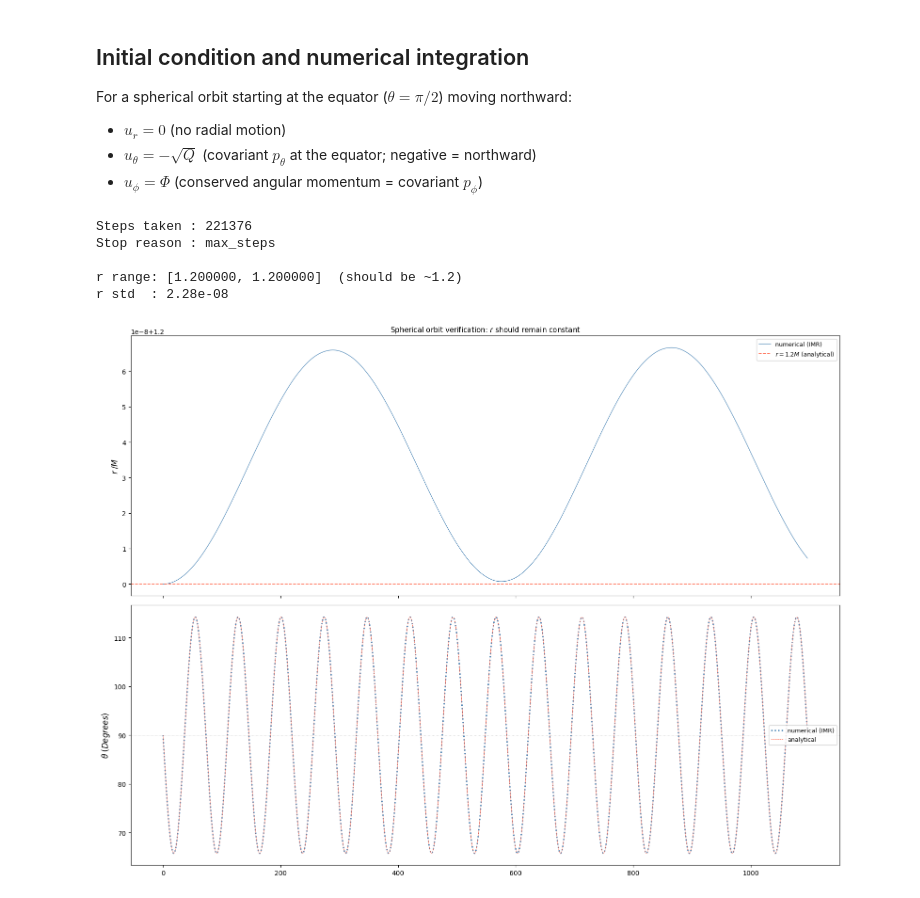
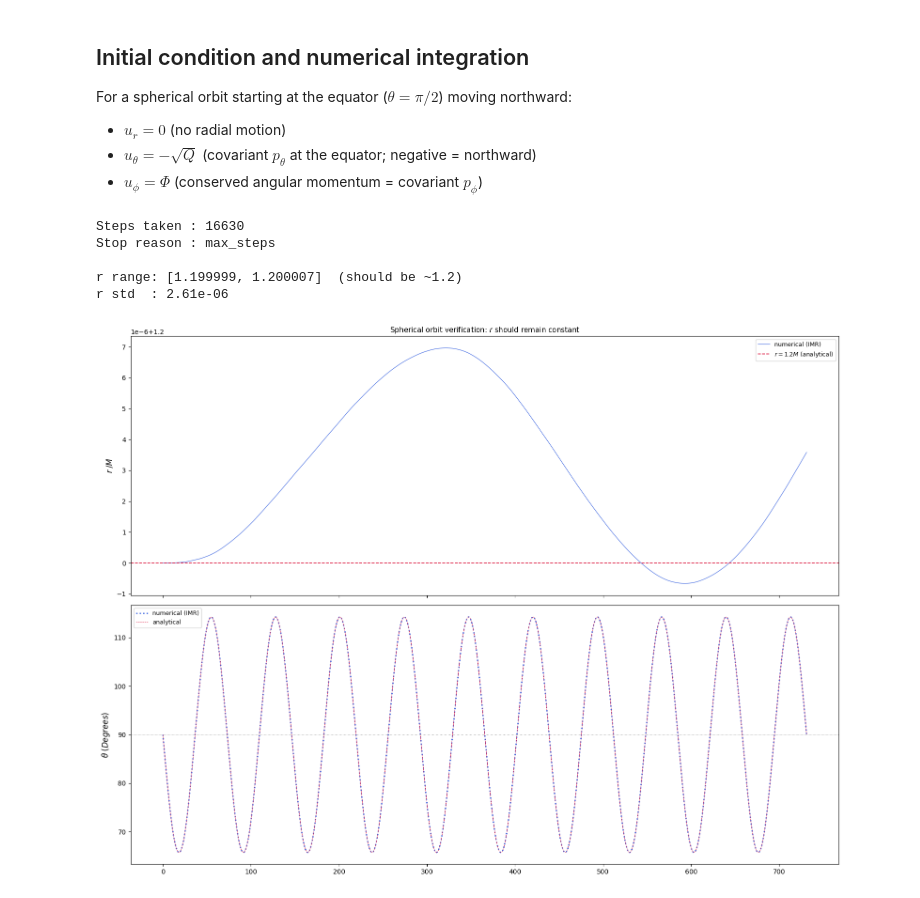
Before and after one commit to olafx/G0L86A_GR_kin, a Jupyter notebook: code/Kerr_geodesics_verify.ipynb, the cells around one changed output. Drawn from its saved outputs; the diff is of its cells as text; code cells hidden in the pictures.

```diff
--- a/code/Kerr_geodesics_verify.ipynb
+++ b/code/Kerr_geodesics_verify.ipynb
@@ -52,8 +52,8 @@ alp = a * np.sqrt((1.0 - E**2) * w2)
 K_val         = ellipk(m)
 lambda_period = 4.0 * K_val / alp  # One Quarter of a period times 4
 
-n_periods = 15.0
-N_pts     = 300000
+n_periods = 10
+N_pts     = 3000
 lam       = np.linspace(0.0, n_periods * lambda_period, N_pts)
 
 # Theta Analytical
@@ -109,14 +109,14 @@ ic = kgeo.IC(
     0,
 )
 
-dt        = 0.005
+dt        = 0.05
 max_steps = int(np.ceil(n_periods * T_coord_period / dt)) + 2000
 domain_L  = 5.0
 
 geos, geos_meta = kgeo.geodesics_IMR_vacuum(
     M, a,
-    dt, max_steps, IMR_max_iters=3, domain_L=domain_L,
-    h_rel=1e-5, h_min=1e-6,
+    dt, max_steps, IMR_max_iters=100, domain_L=domain_L,
+    h_rel=1e-10, h_min=1e-12,
     ics=[ic],
 )
 
@@ -138,38 +138,40 @@ t_num   = np.arange(len(r_num)) * dt
 print(f"\nr range: [{r_num.min():.6f}, {r_num.max():.6f}]  (should be ~{r})")
 print(f"r std  : {r_num.std():.2e}")
 # %% [output]
-Steps taken : 221376
+Steps taken : 16630
 Stop reason : max_steps
 
-r range: [1.200000, 1.200000]  (should be ~1.2)
-r std  : 2.28e-08
+r range: [1.199999, 1.200007]  (should be ~1.2)
+r std  : 2.61e-06
 # %%
 fig, axes = plt.subplots(2, 1, figsize=(16, 12), sharex=True)
+
+C_ANA = 'crimson'
+C_NUM = 'royalblue'
 
 T_max_plot = t_an[-1]
 mask_num   = t_num <= T_max_plot
 
 # r(t)
 ax = axes[0]
-ax.plot(t_num[mask_num], r_num[mask_num], color='steelblue', lw=0.8, label='numerical (IMR)')
-ax.axhline(r, color='tomato', ls='--', lw=1.2, label=f'$r = {r}M$ (analytical)')
+ax.plot(t_num[mask_num], r_num[mask_num], color=C_NUM, lw=0.8, label='numerical (IMR)')
+ax.axhline(r, color=C_ANA, ls='--', lw=1.2, label=f'$r = {r}M$ (analytical)')
 ax.set_ylabel(r'$r\;/M$', fontsize=12)
-# ax.set_ylim(r - 0.1, r + 0.1)
 ax.legend(fontsize=9)
 ax.set_title('Spherical orbit verification: $r$ should remain constant', fontsize=11)
 
 # theta(t)
 ax = axes[1]
 ax.plot(t_num[mask_num], np.degrees(th_num[mask_num]),
-        color='steelblue', lw=2, ls=':', label='numerical (IMR)')
+        color=C_NUM, lw=2, ls=':', label='numerical (IMR)')
 ax.plot(t_an, np.degrees(theta_an),
-        color='tomato', ls='--', lw=0.6, label='analytical')
+        color=C_ANA, ls='--', lw=0.6, label='analytical')
 ax.axhline(90.0, color='grey', ls=':', lw=0.7)
 ax.set_ylabel(r'$\theta\;(Degrees)$', fontsize=12)
 ax.legend(fontsize=9)
 
 plt.tight_layout()
 plt.savefig('out/spherical_orbit_coordinates.png', dpi=300, bbox_inches='tight')
 plt.show()
 # %% [output]
-[figure, old version]
+[figure, new version]
```
Also changed, not shown: parts of 3 cells of this notebook, 9 other files.
